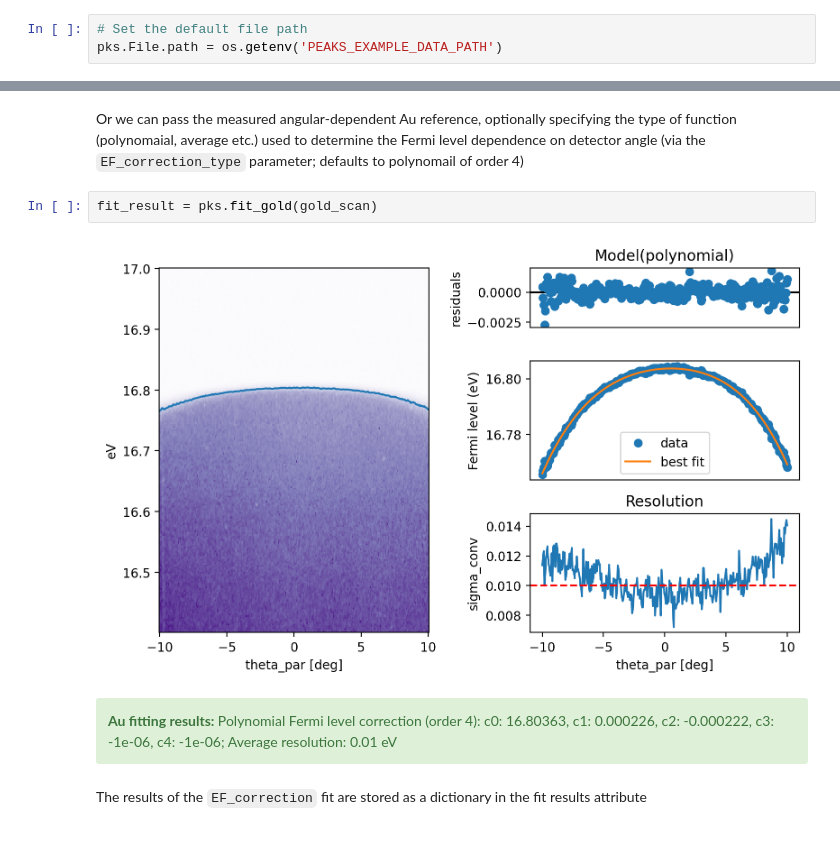
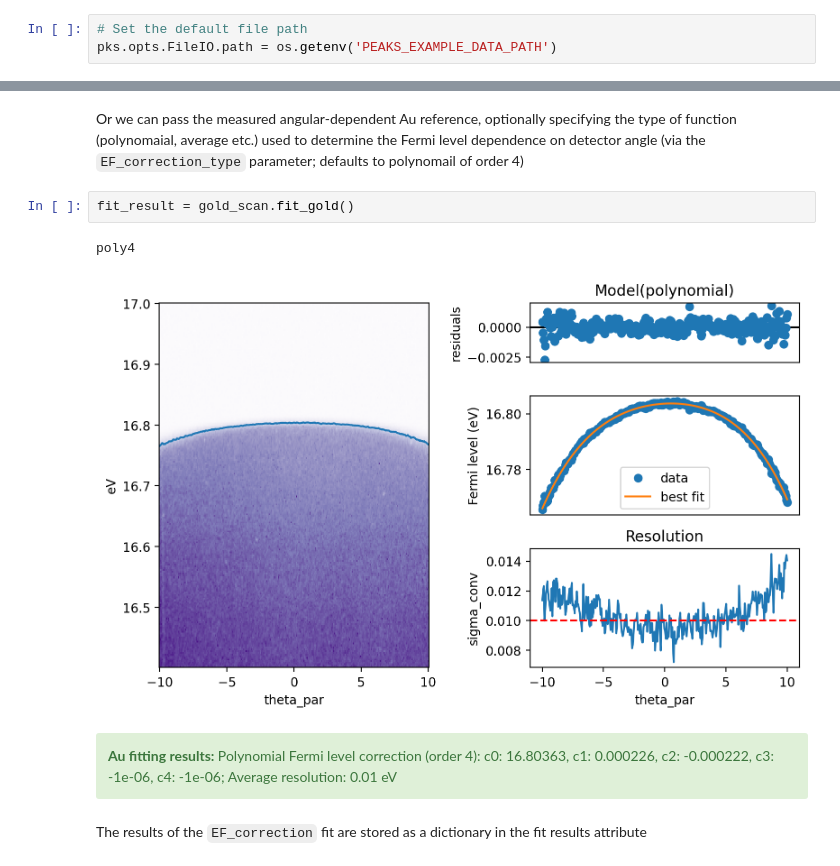
Before and after one commit to phrgab/peaks, a Jupyter notebook: tutorials/5_data_fitting.ipynb, the cells around one changed output, grey strips where cells are left out. Saved outputs shown, nothing was run; the diff lists cells and outputs as text.

```diff
--- a/tutorials/5_data_fitting.ipynb
+++ b/tutorials/5_data_fitting.ipynb
@@ -32,6 +36,6 @@ NewModel = create_xarray_compatible_lmfit_model(OriginalModel)
 # %%
 # Set the default file path
-pks.File.path = os.getenv('PEAKS_EXAMPLE_DATA_PATH')
+pks.opts.FileIO.path = os.getenv('PEAKS_EXAMPLE_DATA_PATH')
 # %% [markdown]
 ## General peak fitting
 ### Fitting 1D data
@@ -434,9 +464,10 @@ fit_result.attrs
 # %% [markdown]
 Or we can pass the measured angular-dependent Au reference, optionally specifying the type of function (polynomaial, average etc.) used to determine the Fermi level dependence on detector angle (via the `EF_correction_type` parameter; defaults to polynomail of order 4)
 # %%
-fit_result = pks.fit_gold(gold_scan)
+fit_result = gold_scan.fit_gold()
 # %% [output]
+poly4
-[figure, old version]
+[figure, new version]
 <div class="alert alert-block alert-success"><b>Au fitting results: </b> Polynomial Fermi level correction (order 4): c0: 16.80363, c1: 0.000226, c2: -0.000222, c3: -1e-06, c4: -1e-06;   Average resolution: 0.01 eV </div>
 # %% [markdown]
 The results of the `EF_correction` fit are stored as a dictionary in the fit results attribute
```
Also changed, not shown: parts of 27 cells of this notebook, 31 other files.
